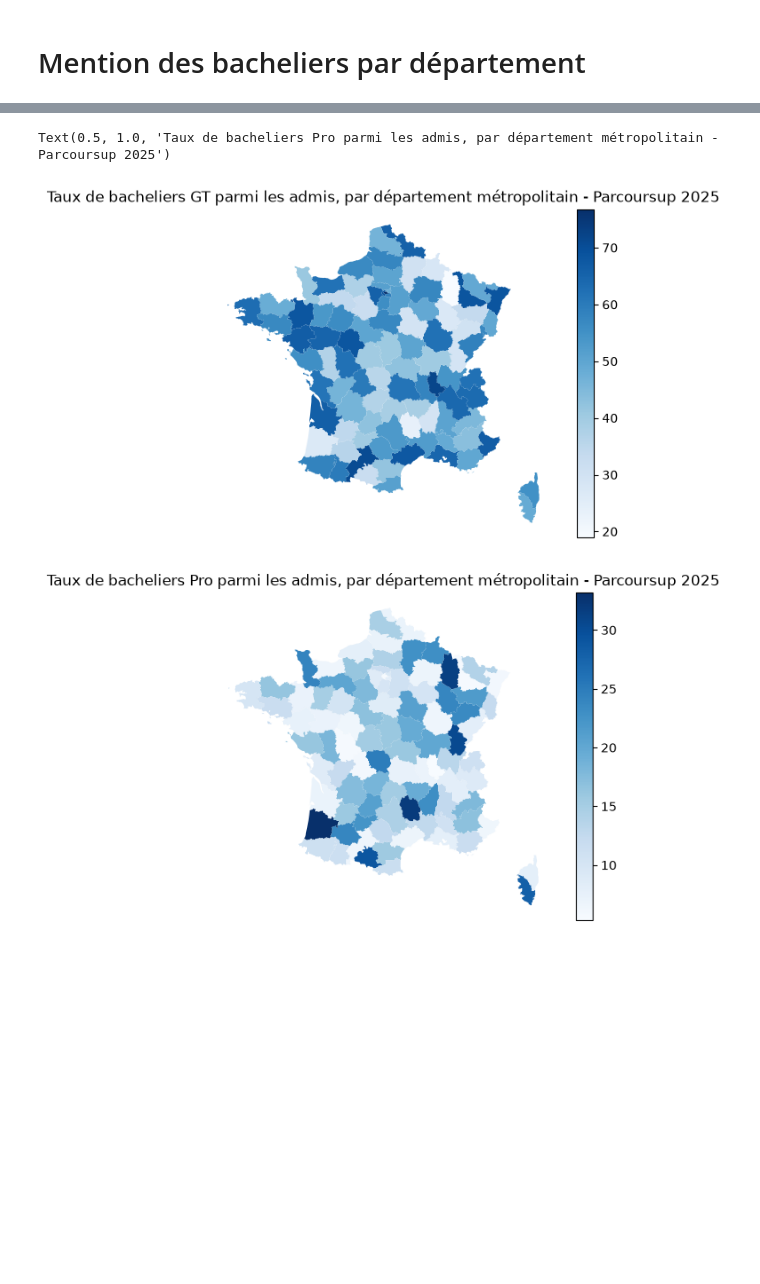
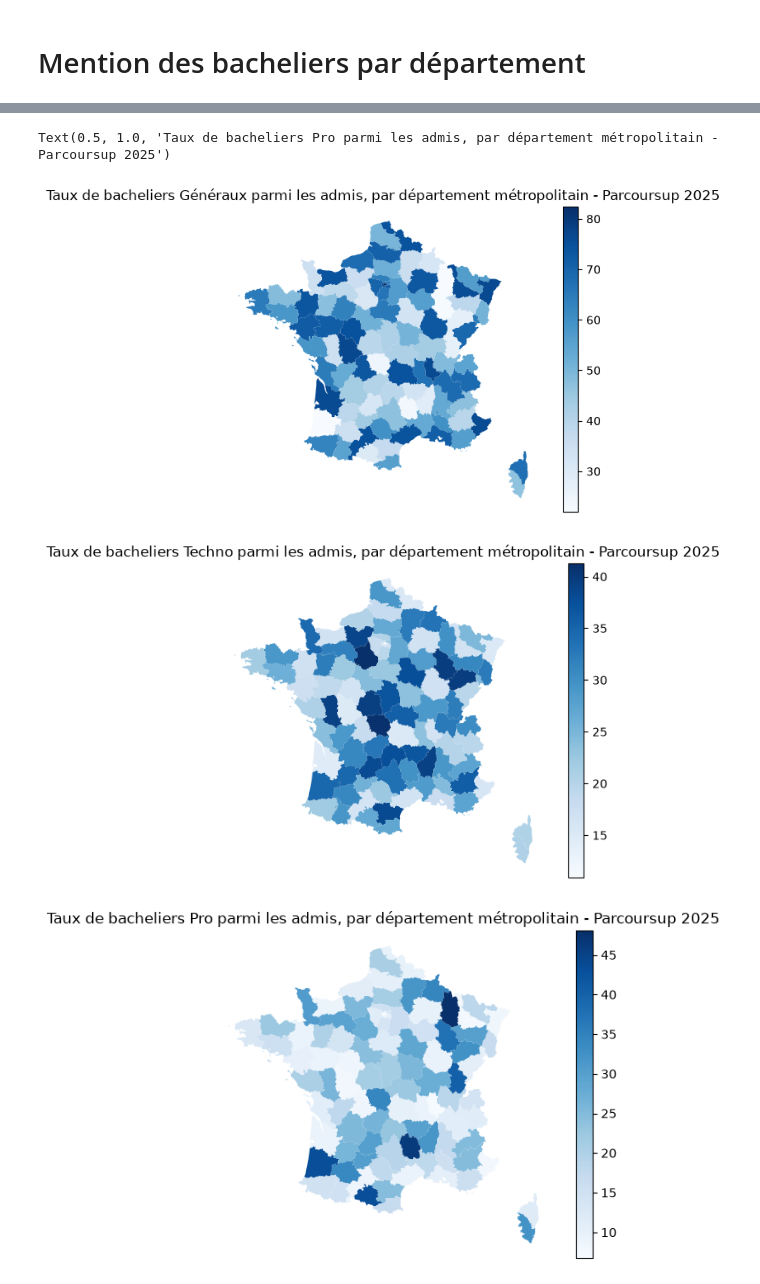
Before and after one commit to ma2nons/Projet-python, a Jupyter notebook: département/parcoursup.ipynb, the cells around one changed output, grey strips where cells are left out. Saved outputs shown, nothing was run; the diff lists cells and outputs as text; code cells hidden in the pictures; blank space fills up the shorter version.

```diff
--- a/département/parcoursup.ipynb
+++ b/département/parcoursup.ipynb
@@ -95,7 +102,6 @@ Remarque : il s'agit des données parcoursup de 2025 dans le code suivant. Il es
 # %%
 chemin = "../fr-esr-parcoursup.csv"
 parcoursup = pd.read_csv(chemin, sep=";", encoding="utf-8-sig")
-
 
 
 parcoursup = parcoursup[[
@@ -114,6 +120,9 @@ parcoursup = parcoursup[[
     'Dont % d’admis avec mention (BT)',
     'Dont % d’admis avec mention (BP)',
     'Effectif des admis néo bacheliers',
+    'Effectif des admis néo bacheliers généraux',
+    'Effectif des admis néo bacheliers technologiques',
+    'Effectif des admis néo bacheliers professionnels',
     'Dont effectif des admis néo bacheliers avec mention Assez Bien au bac',
     'Dont effectif des admis néo bacheliers avec mention Bien au bac',
     'Dont effectif des admis néo bacheliers avec mention Très Bien au bac',
@@ -228,0 +246,13 @@ plt.show()
+# %%
+dept_bac = parcoursup.groupby(["Code départemental de l'établissement", "Département de l'établissement"]).agg(
+    admis=("Effectif des admis néo bacheliers", "sum"),
+    nb_bac_g=("Effectif des admis néo bacheliers généraux", "sum"),
+    nb_bac_t=("Effectif des admis néo bacheliers technologiques", "sum"),
+    nb_bac_p=("Effectif des admis néo bacheliers professionnels", "sum"),
+).reset_index()
+
+dept_bac["Taux de bacheliers Généraux"] = 100 * dept_bac["nb_bac_g"] / dept_bac["admis"]
+dept_bac["Taux de bacheliers Techno"] = 100 * dept_bac["nb_bac_t"] / dept_bac["admis"]
+dept_bac["Taux de bacheliers Pro"] = 100 * dept_bac["nb_bac_p"] / dept_bac["admis"]
+
+dept_bac.head()
@@ -229,50 +266,49 @@ plt.show()
 # %%
-parcoursup["nb_bac_gt"] = parcoursup["Dont % d'admis avec mention (BG)"] / 100 * parcoursup["Effectif des admis néo bacheliers"]
-parcoursup["nb_bac_bt"] = parcoursup["Dont % d'admis avec mention (BT)"] / 100 * parcoursup["Effectif des admis néo bacheliers"]
-parcoursup["nb_bac_pro"] = parcoursup["Dont % d'admis avec mention (BP)"] / 100 * parcoursup["Effectif des admis néo bacheliers"]
-
-dept_bac = parcoursup.groupby(["Code départemental de l'établissement", "Département de l'établissement"]).agg(
-admis=("Effectif des admis néo bacheliers", "sum"),nb_bac_gt=("nb_bac_gt", "sum"),nb_bac_bt=("nb_bac_bt", "sum"),nb_bac_pro=("nb_bac_pro", "sum"),).reset_index()
-
-dept_bac["Taux de bacheliers GT"] = 100 * (dept_bac["nb_bac_gt"] + dept_bac["nb_bac_bt"]) / dept_bac["admis"]
-dept_bac["Taux de bacheliers Pro"] = 100 * dept_bac["nb_bac_pro"] / dept_bac["admis"]
-
-#visualisation avec carte faite à l'aide de l'ia
+# visualisation avec carte faite à l'aide de l'ia
 
 url = "https://raw.githubusercontent.com/gregoiredavid/france-geojson/master/departements-version-simplifiee.geojson"
 france = gpd.read_file(url)
 
 france_metro = france[~france["code"].isin(["971", "972", "973", "974", "976"])].copy()
 france_metro = france_metro.rename(columns={"code": "INSEE_DEP"})
 france_metro["INSEE_DEP"] = france_metro["INSEE_DEP"].astype(str).str.zfill(2)
 
 dept_bac["Code départemental de l'établissement"] = (
     dept_bac["Code départemental de l'établissement"].astype(str).str.zfill(2)
 )
 
 france_metro = france_metro.merge(
     dept_bac,
     left_on="INSEE_DEP",
     right_on="Code départemental de l'établissement",
     how="left",
 )
 
-graph_gt = france_metro.plot(
-    column="Taux de bacheliers GT",
+graph_g = france_metro.plot(
+    column="Taux de bacheliers Généraux",
     legend=True,
     cmap="Blues",
 )
-graph_gt.set_axis_off()
-graph_gt.set_title("Taux de bacheliers GT parmi les admis, par département métropolitain - Parcoursup 2025")
+graph_g.set_axis_off()
+graph_g.set_title("Taux de bacheliers Généraux parmi les admis, par département métropolitain - Parcoursup 2025")
 
-graph_pro = france_metro.plot(
+graph_t = france_metro.plot(
+    column="Taux de bacheliers Techno",
+    legend=True,
+    cmap="Blues",
+)
+graph_t.set_axis_off()
+graph_t.set_title("Taux de bacheliers Techno parmi les admis, par département métropolitain - Parcoursup 2025")
+
+graph_p = france_metro.plot(
     column="Taux de bacheliers Pro",
     legend=True,
     cmap="Blues",
 )
-graph_pro.set_axis_off()
-graph_pro.set_title("Taux de bacheliers Pro parmi les admis, par département métropolitain - Parcoursup 2025")
+graph_p.set_axis_off()
+graph_p.set_title("Taux de bacheliers Pro parmi les admis, par département métropolitain - Parcoursup 2025")
 # %% [output]
 Text(0.5, 1.0, 'Taux de bacheliers Pro parmi les admis, par département métropolitain - Parcoursup 2025')
-[figure, old version]
+[figure, new version]
-[figure, old version]
+[figure, new version]
+[figure, added]
```
Also changed, not shown: parts of 18 cells of this notebook.
